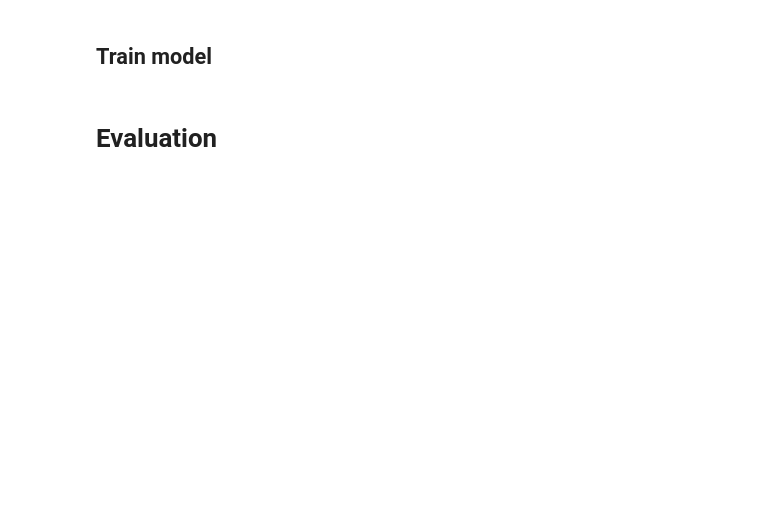
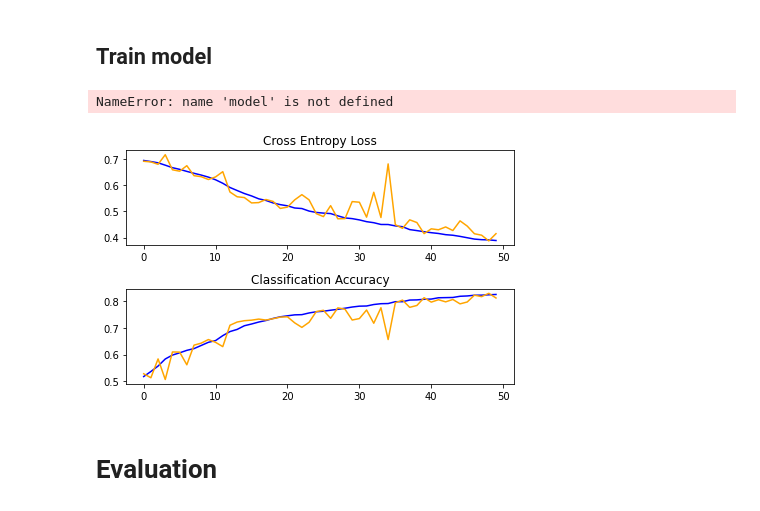
Before and after one commit to trminhnam/dogs-vs-cats, a Jupyter notebook: experiment.ipynb, the cells around one changed output. Cells and saved outputs as stored; diff of their text form; code cells hidden in the pictures; blank space fills up the shorter version.

```diff
--- a/experiment.ipynb
+++ b/experiment.ipynb
@@ -10,6 +10,26 @@ from sklearn.metrics import classification_report, confusion_matrix
 # %%
 import matplotlib.pyplot as plt
 import itertools
+from matplotlib import pyplot
+import sys
+%matplotlib inline
+
+def summarize_diagnostics(history):
+    # plot loss
+    pyplot.subplot(211)
+    pyplot.title('Cross Entropy Loss')
+    pyplot.plot(history.history['loss'], color='blue', label='train')
+    pyplot.plot(history.history['val_loss'], color='orange', label='test')
+    # plot accuracy
+    pyplot.subplot(212)
+    pyplot.title('Classification Accuracy')
+    pyplot.plot(history.history['accuracy'], color='blue', label='train')
+    pyplot.plot(history.history['val_accuracy'], color='orange', label='test')
+    pyplot.tight_layout()
+    # save plot to file
+    pyplot.savefig('temp' + '_plot.png')
+    pyplot.show()
+    pyplot.close()
 
 def plot_confusion_matrix(cm, classes,
                           normalize=False,
@@ -33,8 +53,8 @@ def plot_confusion_matrix(cm, classes,
     thresh = cm.max() / 2.
     for i, j in itertools.product(range(cm.shape[0]), range(cm.shape[1])):
         plt.text(j, i, format(cm[i, j], fmt),
-                 horizontalalignment="center",
-                 color="white" if cm[i, j] > thresh else "black")
+                    horizontalalignment="center",
+                    color="white" if cm[i, j] > thresh else "black")
 
     plt.tight_layout()
     plt.ylabel('True label')
@@ -50,7 +70,7 @@ IMG_WIDTH = 64
 IMG_HEIGHT = 64
 IMG_SIZE = (IMG_WIDTH, IMG_HEIGHT)
 TEST_SIZE = 0.2
-EPOCHS = 20
+EPOCHS = 50
 NUM_CATEGORIES = 2
 # %% [markdown]
 ## Load train dataset
@@ -126,21 +148,23 @@ print(y_train[:5])
 def get_model():
     model = tf.keras.models.Sequential()
 
-    model.add(tf.keras.layers.Conv2D(64, (3, 3), activation='relu', input_shape=(IMG_WIDTH, IMG_HEIGHT, 3)))
+    model.add(tf.keras.layers.Conv2D(128, (2, 2), activation='relu', input_shape=(IMG_WIDTH, IMG_HEIGHT, 3)))
     model.add(tf.keras.layers.MaxPooling2D(pool_size=(2, 2)))
+    model.add(tf.keras.layers.Dropout(0.25))
 
-    model.add(tf.keras.layers.Conv2D(64, (3, 3), activation='relu'))
+    model.add(tf.keras.layers.Conv2D(64, (2, 2), activation='relu'))
     model.add(tf.keras.layers.MaxPooling2D(pool_size=(2, 2)))
+    model.add(tf.keras.layers.Dropout(0.25))
 
-    model.add(tf.keras.layers.Conv2D(64, (3, 3), activation='relu'))
+    model.add(tf.keras.layers.Conv2D(32, (3, 3), activation='relu'))
     model.add(tf.keras.layers.MaxPooling2D(pool_size=(2, 2)))
+    model.add(tf.keras.layers.Dropout(0.25))
 
 
     model.add(tf.keras.layers.Flatten())
 
     model.add(tf.keras.layers.Dense(units=256, activation='relu'))
-    model.add(tf.keras.layers.Dense(units=256, activation='relu'))
-    model.add(tf.keras.layers.Dense(units=256, activation='relu'))
+    model.add(tf.keras.layers.Dense(units=128, activation='relu'))
     model.add(tf.keras.layers.Dropout(0.5))
 
     model.add(tf.keras.layers.Dense(2, activation='softmax'))
@@ -180,10 +228,14 @@ model = get_model()
 # %% [markdown]
 ## Train model
 # %%
-model.fit(X_train, y_train, epochs=20)
-model.evaluate(X_test, y_test)
+history = model.fit(X_train, y_train, validation_split=0.1, epochs=EPOCHS)
 model.save('temp.h5')
-del model
+# %% [output]
+NameError: name 'model' is not defined
+# %%
+summarize_diagnostics(history)
+# %% [output]
+[figure, added]
 # %% [markdown]
 # Evaluation
 # %%
```
Also changed, not shown: parts of 9 cells of this notebook, 1 other file.
